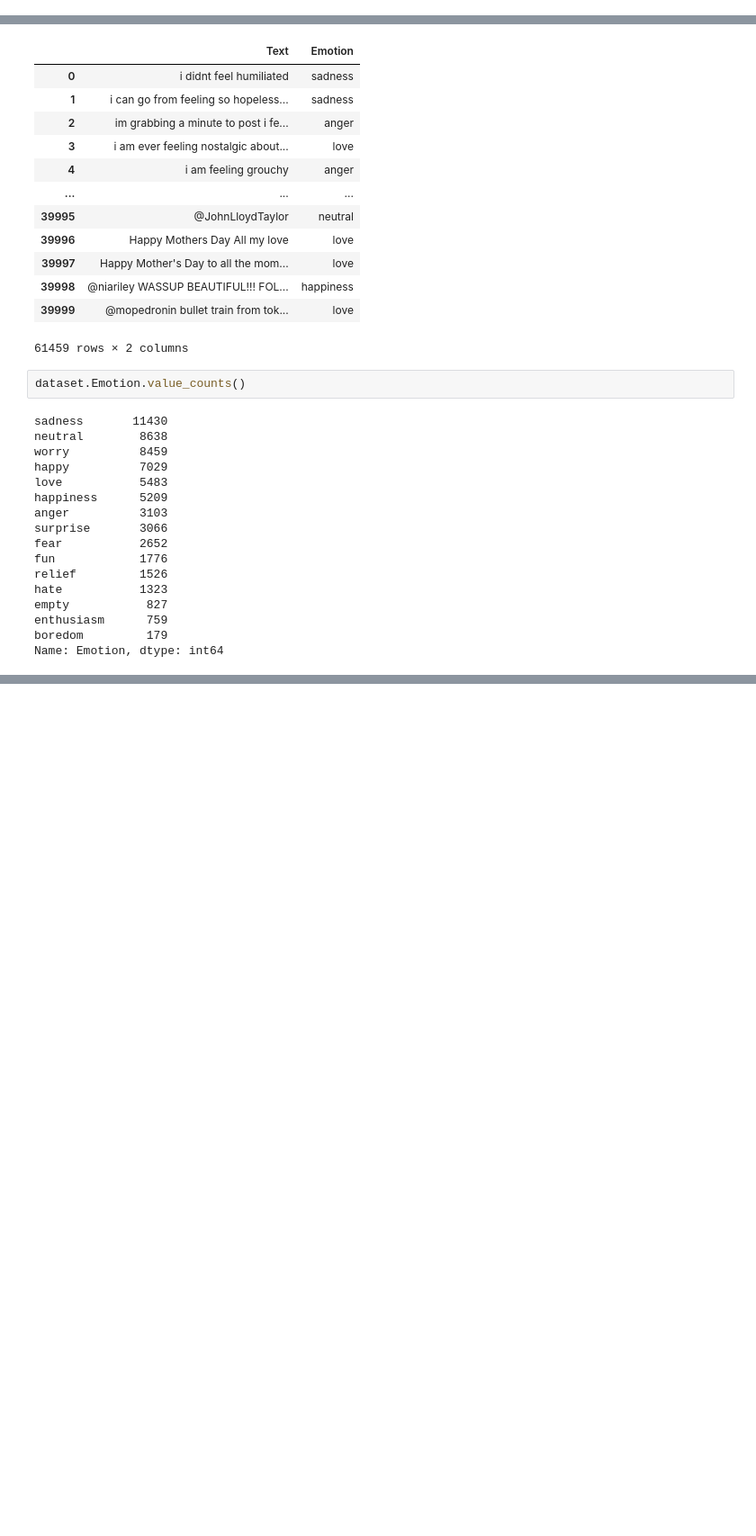
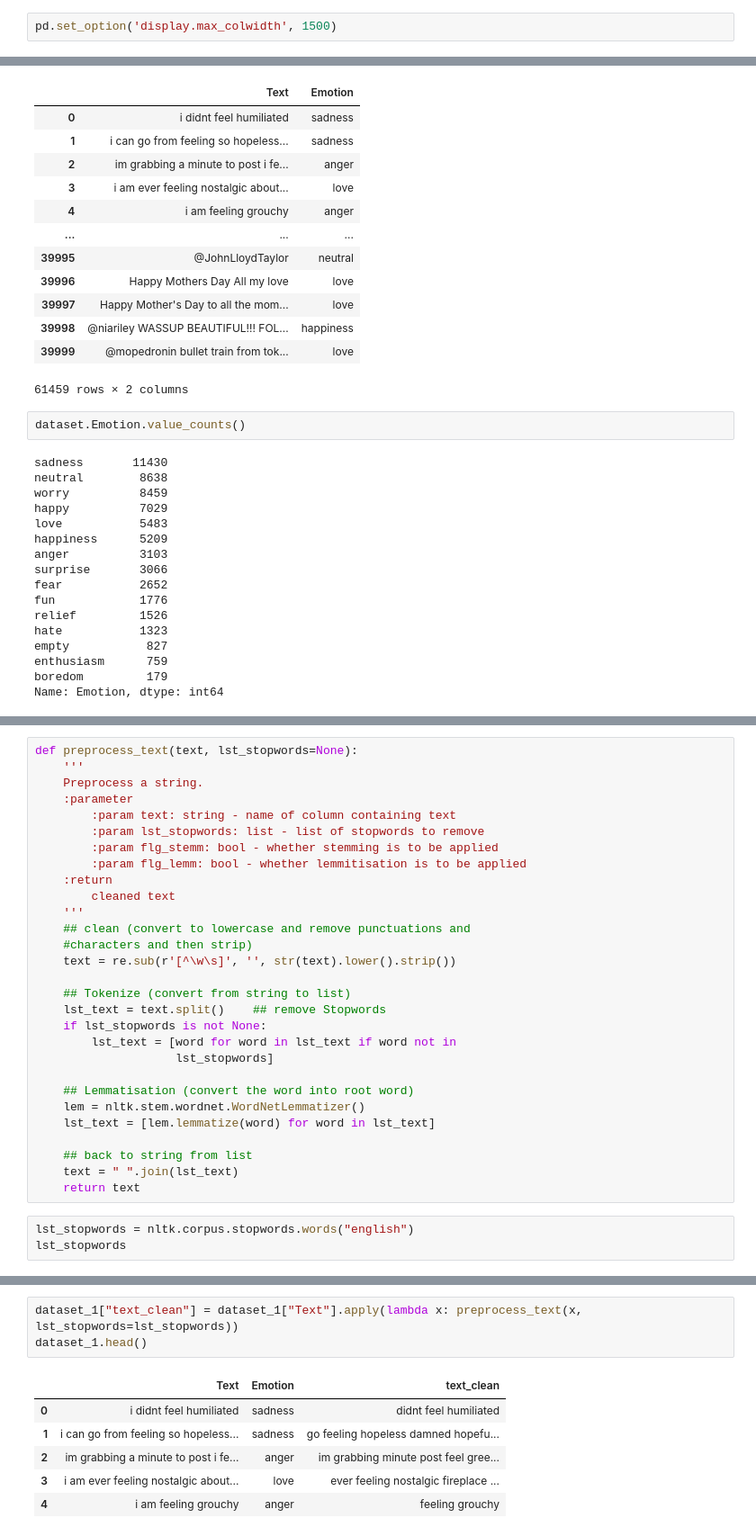
Before and after one commit to ife-oluwa/Emotion-app, a Jupyter notebook: Notebooks/EDA.ipynb, the cells around one changed output, grey strips where cells are left out. Shown at 90% size. Drawn from its saved outputs; the diff is of its cells as text; blank space fills up the shorter version.

```diff
--- a/Notebooks/EDA.ipynb
+++ b/Notebooks/EDA.ipynb
@@ -8,3 +31,5 @@ import numpy as np
+# %%
+pd.set_option('display.max_colwidth', 1500)
 # %%
 dataset_1 = pd.read_csv('..\Datasets\Emotion_final.csv')
 dataset_2 = pd.read_csv('..\Datasets\Text_emotion.csv')
@@ -133,0 +230,32 @@ Name: Emotion, dtype: int64
+# %%
+def preprocess_text(text, lst_stopwords=None):
+    '''
+    Preprocess a string.
+    :parameter
+        :param text: string - name of column containing text
+        :param lst_stopwords: list - list of stopwords to remove
+        :param flg_stemm: bool - whether stemming is to be applied
+        :param flg_lemm: bool - whether lemmitisation is to be applied
+    :return
+        cleaned text
+    '''
+    ## clean (convert to lowercase and remove punctuations and
+    #characters and then strip)
+    text = re.sub(r'[^\w\s]', '', str(text).lower().strip())
+
+    ## Tokenize (convert from string to list)
+    lst_text = text.split()    ## remove Stopwords
+    if lst_stopwords is not None:
+        lst_text = [word for word in lst_text if word not in
+                    lst_stopwords]
+
+    ## Lemmatisation (convert the word into root word)
+    lem = nltk.stem.wordnet.WordNetLemmatizer()
+    lst_text = [lem.lemmatize(word) for word in lst_text]
+
+    ## back to string from list
+    text = " ".join(lst_text)
+    return text
+# %%
+lst_stopwords = nltk.corpus.stopwords.words("english")
+lst_stopwords
@@ -133,0 +280,10 @@ Name: Emotion, dtype: int64
+# %%
+dataset_1["text_clean"] = dataset_1["Text"].apply(lambda x: preprocess_text(x, lst_stopwords=lst_stopwords))
+dataset_1.head()
+# %% [output]
+|  | Text | Emotion | text_clean |
+| 0 | i didnt feel humiliated | sadness | didnt feel humiliated |
+| 1 | i can go from feeling so hopeless... | sadness | go feeling hopeless damned hopefu... |
+| 2 | im grabbing a minute to post i fe... | anger | im grabbing minute post feel gree... |
+| 3 | i am ever feeling nostalgic about... | love | ever feeling nostalgic fireplace ... |
+| 4 | i am feeling grouchy | anger | feeling grouchy |
```
Also changed, not shown: parts of 27 cells of this notebook, 14 other files.
